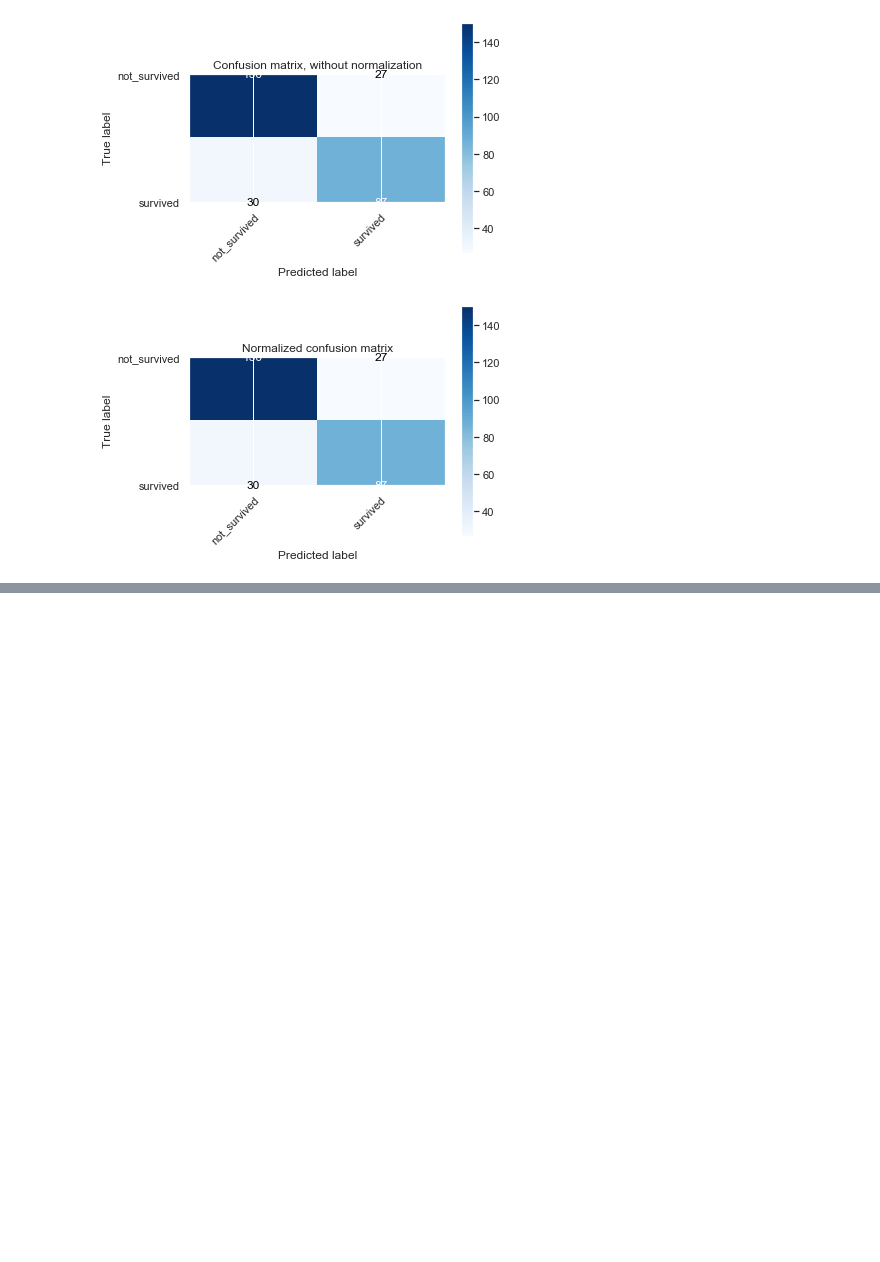
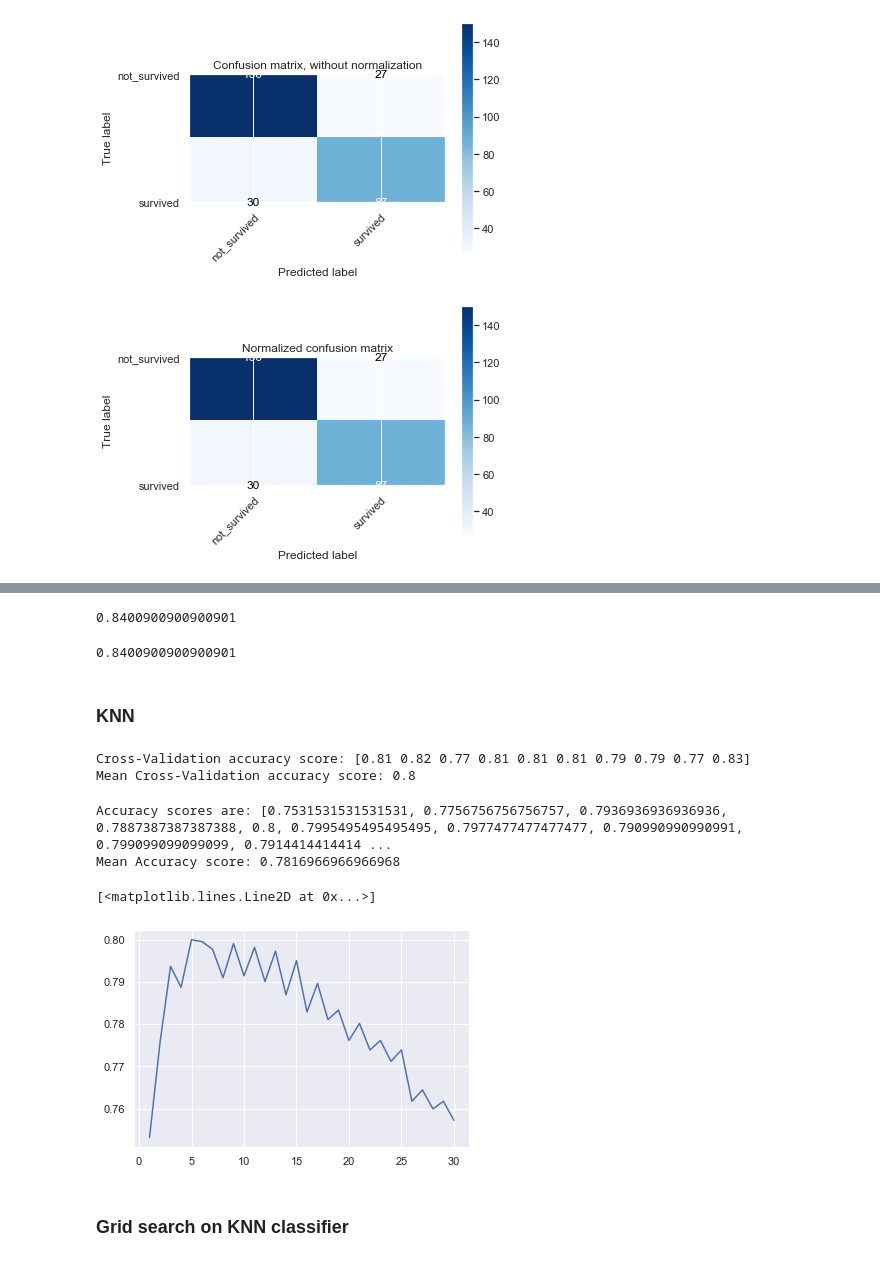
Before and after one commit to RogerLiu-98/titanic, a Jupyter notebook: EDA.ipynb, the cells around one changed output, grey strips where cells are left out. Drawn from its saved outputs; the diff is of its cells as text; code cells hidden in the pictures; blank space fills up the shorter version.

```diff
--- a/EDA.ipynb
+++ b/EDA.ipynb
@@ -995,0 +1065,17 @@ Confusion matrix, without normalization
+# %%
+from sklearn.model_selection import GridSearchCV, StratifiedKFold
+
+C_vals = [0.2,0.3,0.4,0.5,0.6,0.7,0.8,0.9,1,2,3,4,5,6,7,8,9,10,12,13,14,15,16,16.5,17,17.5,18]
+penalties = ['l1', 'l2']
+cv = StratifiedShuffleSplit(n_splits=10, test_size=.25)
+
+param = {'penalty': penalties, 'C': C_vals}
+
+logreg = LogisticRegression(solver='liblinear')
+grid = GridSearchCV(estimator=LogisticRegression(),
+                   param_grid=param,
+                   scoring='accuracy',
+                   n_jobs=-1,
+                   cv=cv)
+
+grid.fit(X, y)
@@ -995,0 +1114,48 @@ Confusion matrix, without normalization
+# %%
+# Using the best parameters
+logreg_grid = grid.best_estimator_
+logreg_grid.score(X, y)
+# %% [output]
+0.8400900900900901
+# %%
+# Using the best parameters
+logreg_grid = grid.best_estimator_
+logreg_grid.score(X, y)
+# %% [output]
+0.8400900900900901
+# %% [markdown]
+### KNN
+# %%
+from sklearn.neighbors import KNeighborsClassifier
+
+knn = KNeighborsClassifier(metric='minkowski', p=2)
+
+cv = StratifiedShuffleSplit(n_splits=10, test_size=.25, random_state=2)
+
+accuracies = cross_val_score(knn, X, y, cv=cv, scoring='accuracy')
+print('Cross-Validation accuracy score: %s' % accuracies)
+print('Mean Cross-Validation accuracy score: %s' % round(accuracies.mean(), 3))
+# %% [output]
+Cross-Validation accuracy score: [0.81 0.82 0.77 0.81 0.81 0.81 0.79 0.79 0.77 0.83]
+Mean Cross-Validation accuracy score: 0.8
+# %%
+k_range = range(1, 31)
+k_scores = []
+for k in k_range:
+    knn = KNeighborsClassifier(n_neighbors=k)
+    scores = cross_val_score(knn, X, y, cv=cv, scoring='accuracy')
+    k_scores.append(scores.mean())
+
+print('Accuracy scores are: %s' % k_scores)
+print('Mean Accuracy score: %s' % np.mean(k_scores))
+# %% [output]
+Accuracy scores are: [0.7531531531531531, 0.7756756756756757, 0.7936936936936936, 0.7887387387387388, 0.8, 0.7995495495495495, 0.7977477477477477, 0.790990990990991, 0.799099099099099, 0.7914414414414 ...
+Mean Accuracy score: 0.7816966966966968
+# %%
+from matplotlib import pyplot as plt
+plt.plot(k_range, k_scores)
+# %% [output]
+[<matplotlib.lines.Line2D at 0x...>]
+[figure, added]
+# %% [markdown]
+### Grid search on KNN classifier
```
Also changed, not shown: parts of 57 cells of this notebook.
